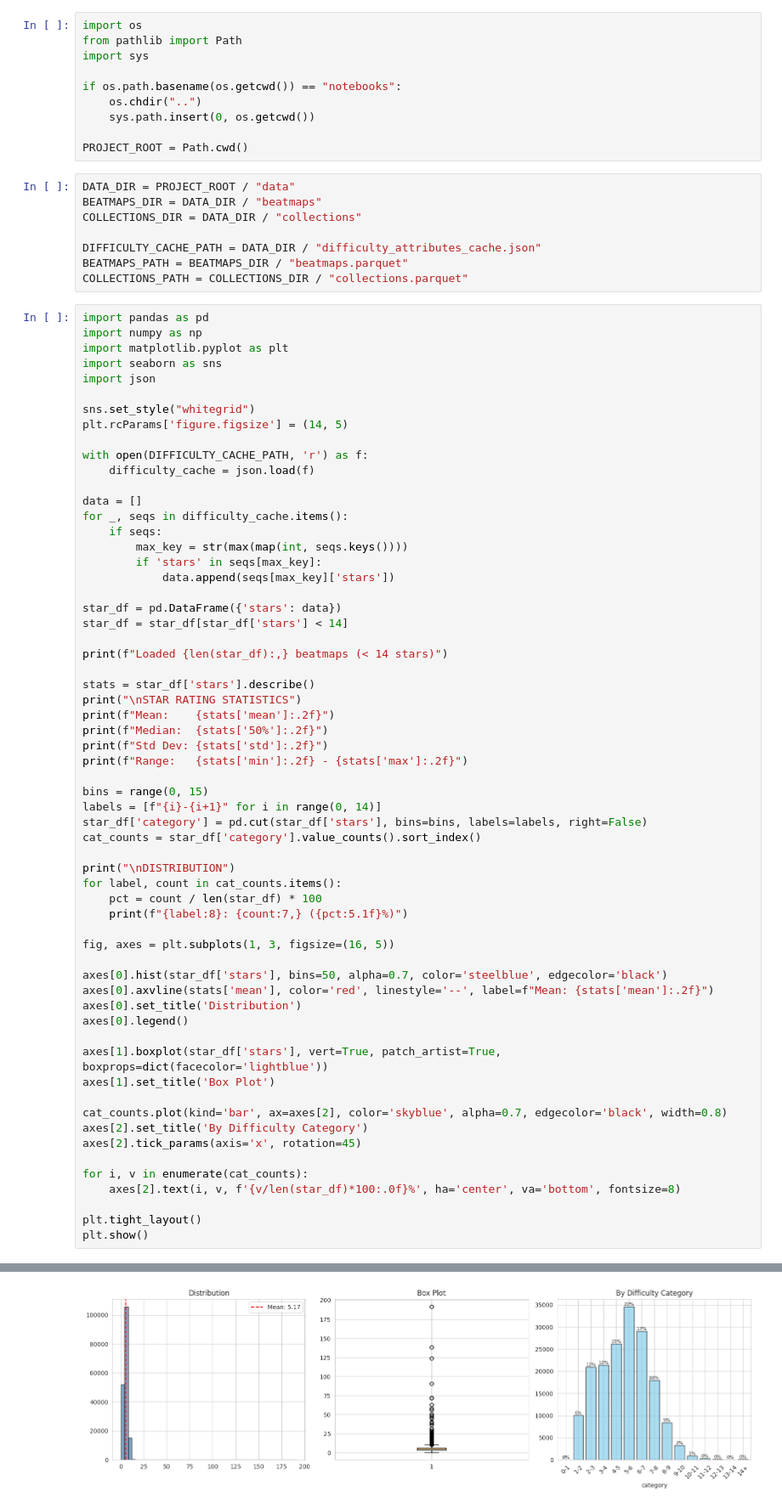
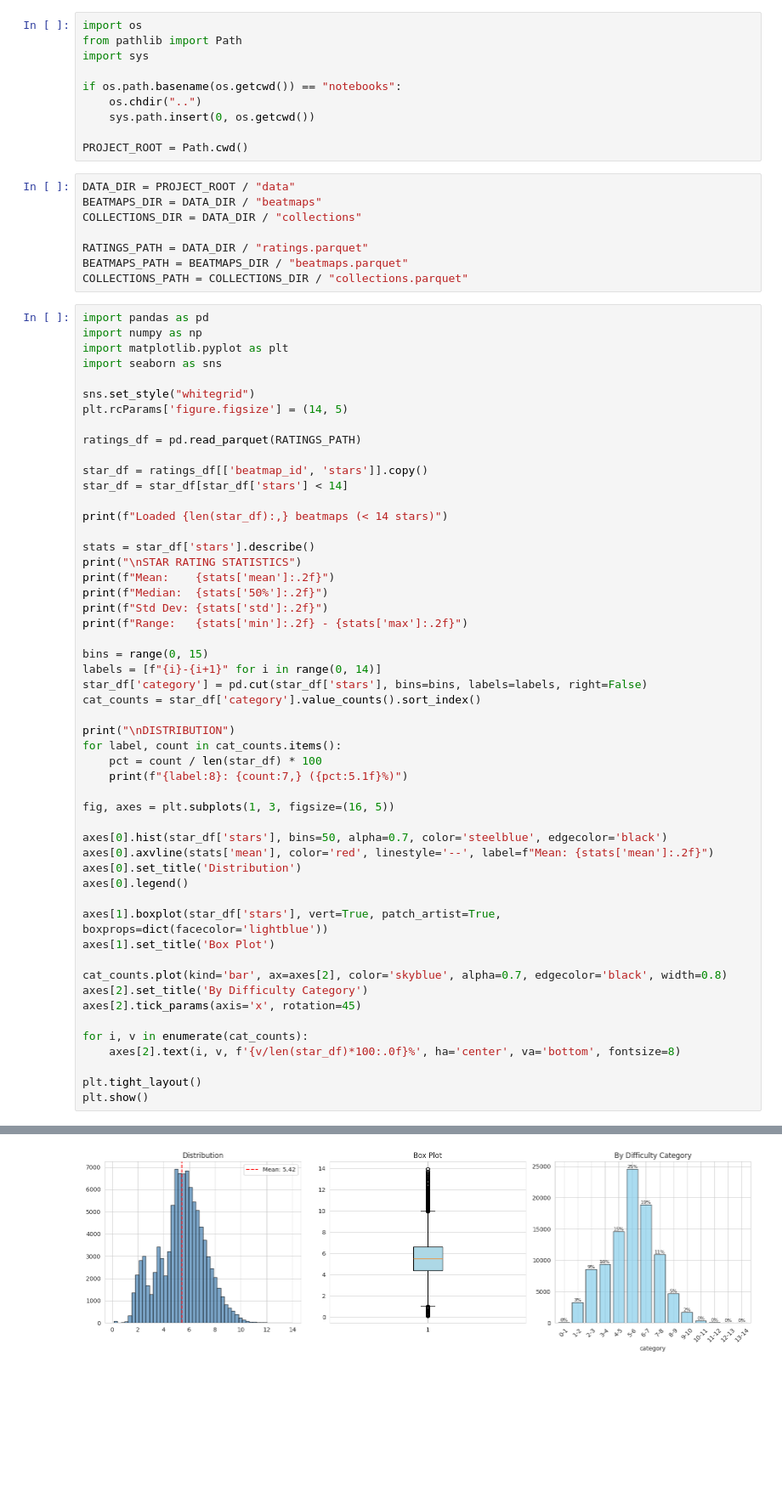
Before and after one commit to token03/bobert, a Jupyter notebook: notebooks/eda.ipynb, the cells around one changed output, grey strips where cells are left out. Shown at 85% size. Cells and saved outputs as stored; diff of their text form; blank space fills up the shorter version.

```diff
--- a/notebooks/eda.ipynb
+++ b/notebooks/eda.ipynb
@@ -13,7 +13,7 @@ DATA_DIR = PROJECT_ROOT / "data"
 BEATMAPS_DIR = DATA_DIR / "beatmaps"
 COLLECTIONS_DIR = DATA_DIR / "collections"
 
-DIFFICULTY_CACHE_PATH = DATA_DIR / "difficulty_attributes_cache.json"
+RATINGS_PATH = DATA_DIR / "ratings.parquet"
 BEATMAPS_PATH = BEATMAPS_DIR / "beatmaps.parquet"
 COLLECTIONS_PATH = COLLECTIONS_DIR / "collections.parquet"
 # %%
@@ -21,22 +21,13 @@ import pandas as pd
 import numpy as np
 import matplotlib.pyplot as plt
 import seaborn as sns
-import json
 
 sns.set_style("whitegrid")
 plt.rcParams['figure.figsize'] = (14, 5)
 
-with open(DIFFICULTY_CACHE_PATH, 'r') as f:
-    difficulty_cache = json.load(f)
+ratings_df = pd.read_parquet(RATINGS_PATH)
 
-data = []
-for _, seqs in difficulty_cache.items():
-    if seqs:
-        max_key = str(max(map(int, seqs.keys())))
-        if 'stars' in seqs[max_key]:
-            data.append(seqs[max_key]['stars'])
-
-star_df = pd.DataFrame({'stars': data})
+star_df = ratings_df[['beatmap_id', 'stars']].copy()
 star_df = star_df[star_df['stars'] < 14]
 
 print(f"Loaded {len(star_df):,} beatmaps (< 14 stars)")
@@ -98 +89 @@ DISTRIBUTION
-[figure, old version]
+[figure, new version]
```
Also changed, not shown: parts of 1 cell of this notebook, 7 other files.
